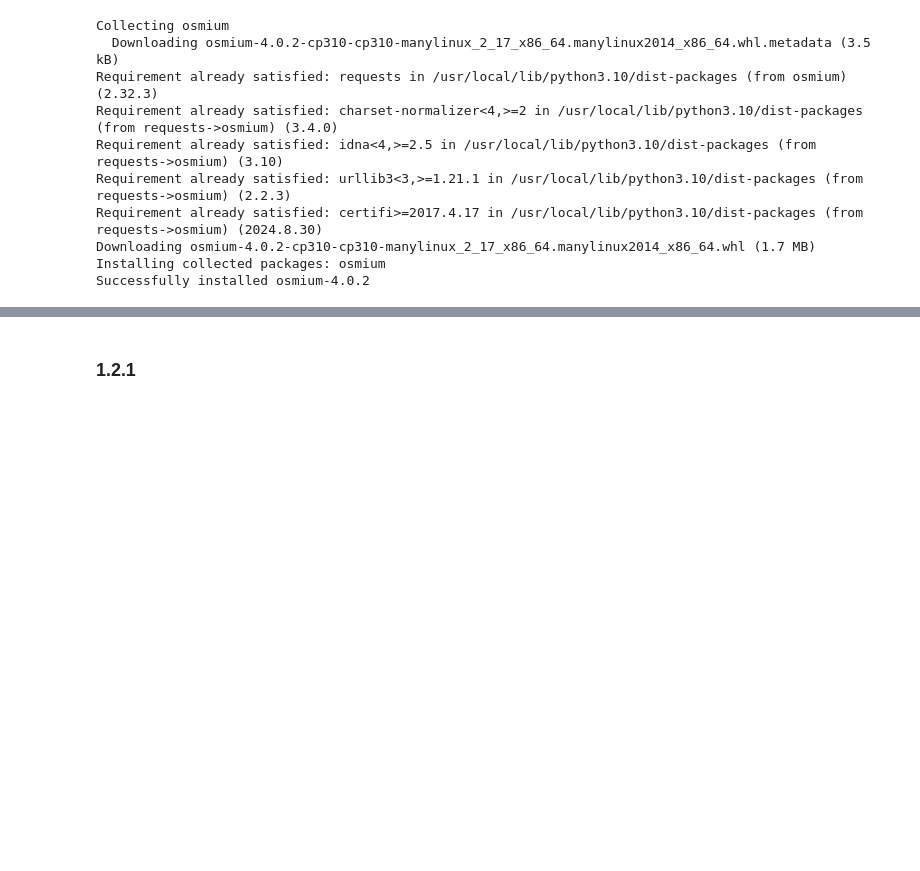
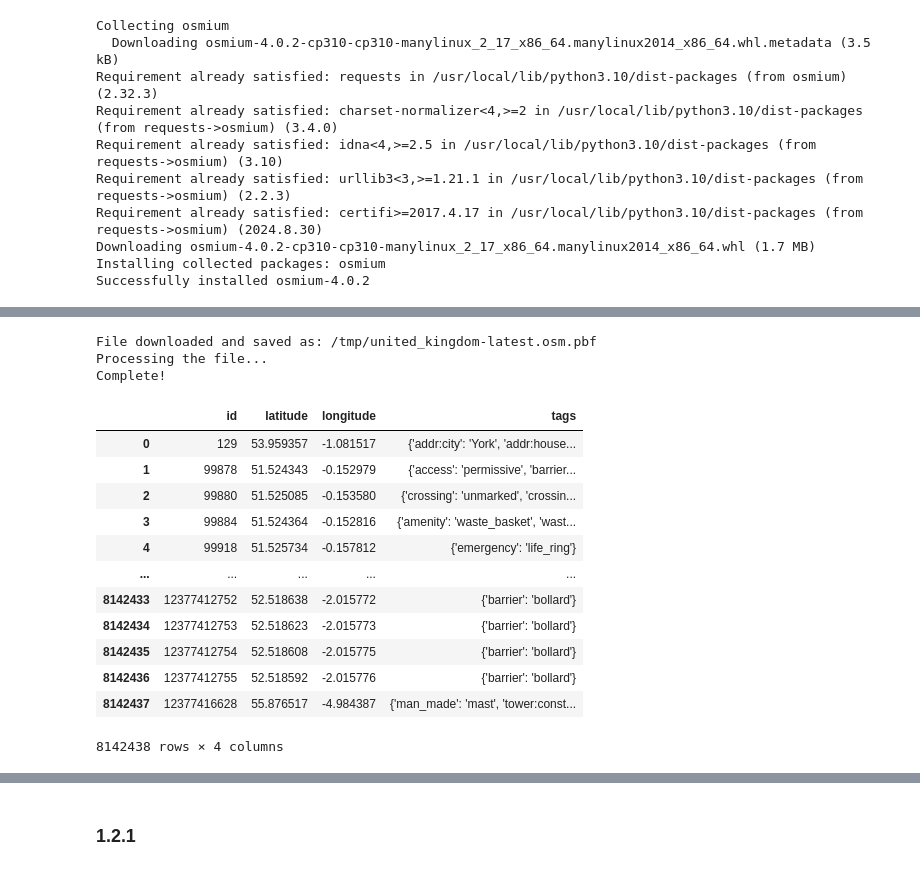
Before and after one commit to chenyilow/cyl68_ads_2024, a Jupyter notebook: _notebooks/ads_course_assessment.ipynb, the cells around one changed output, grey strips where cells are left out. Saved outputs shown, nothing was run; the diff lists cells and outputs as text; code cells hidden in the pictures; blank space fills up the shorter version.

```diff
--- a/_notebooks/ads_course_assessment.ipynb
+++ b/_notebooks/ads_course_assessment.ipynb
@@ -280,0 +299,48 @@ RuntimeError: Open failed for 'united_kingdom-latest.osm.pbf': No such file or d
+# %%
+import osmium
+
+url = "https://download.openstreetmap.fr/extracts/europe/united_kingdom-latest.osm.pbf"
+file_name = "/tmp/united_kingdom-latest.osm.pbf"
+
+response = requests.get(url)
+response.raise_for_status()
+with open(file_name, "wb") as f:
+    f.write(response.content)
+
+print(f"File downloaded and saved as: {file_name}")
+
+class OSMHandler(osmium.SimpleHandler):
+    def __init__(self):
+        super().__init__()
+        self.data = []
+
+    def node(self, n):
+        tags = dict(n.tags)
+        if tags:
+            self.data.append([n.id, n.location.lat, n.location.lon, dict(n.tags)])
+
+print("Processing the file...")
+handler = OSMHandler()
+handler.apply_file(file_name)
+map_df = pd.DataFrame(handler.data, columns=["id", "latitude", "longitude", "tags"])
+print("Complete!")
+# %% [output]
+File downloaded and saved as: /tmp/united_kingdom-latest.osm.pbf
+Processing the file...
+Complete!
+# %%
+map_df
+# %% [output]
+|  | id | latitude | longitude | tags |
+| 0 | 129 | 53.959357 | -1.081517 | {'addr:city': 'York', 'addr:house... |
+| 1 | 99878 | 51.524343 | -0.152979 | {'access': 'permissive', 'barrier... |
+| 2 | 99880 | 51.525085 | -0.153580 | {'crossing': 'unmarked', 'crossin... |
+| 3 | 99884 | 51.524364 | -0.152816 | {'amenity': 'waste_basket', 'wast... |
+| 4 | 99918 | 51.525734 | -0.157812 | {'emergency': 'life_ring'} |
+| ... | ... | ... | ... | ... |
+| 8142433 | 12377412752 | 52.518638 | -2.015772 | {'barrier': 'bollard'} |
+| 8142434 | 12377412753 | 52.518623 | -2.015773 | {'barrier': 'bollard'} |
+| 8142435 | 12377412754 | 52.518608 | -2.015775 | {'barrier': 'bollard'} |
+| 8142436 | 12377412755 | 52.518592 | -2.015776 | {'barrier': 'bollard'} |
+| 8142437 | 12377416628 | 55.876517 | -4.984387 | {'man_made': 'mast', 'tower:const... |
+8142438 rows × 4 columns
```
Also changed, not shown: parts of 14 cells of this notebook.
